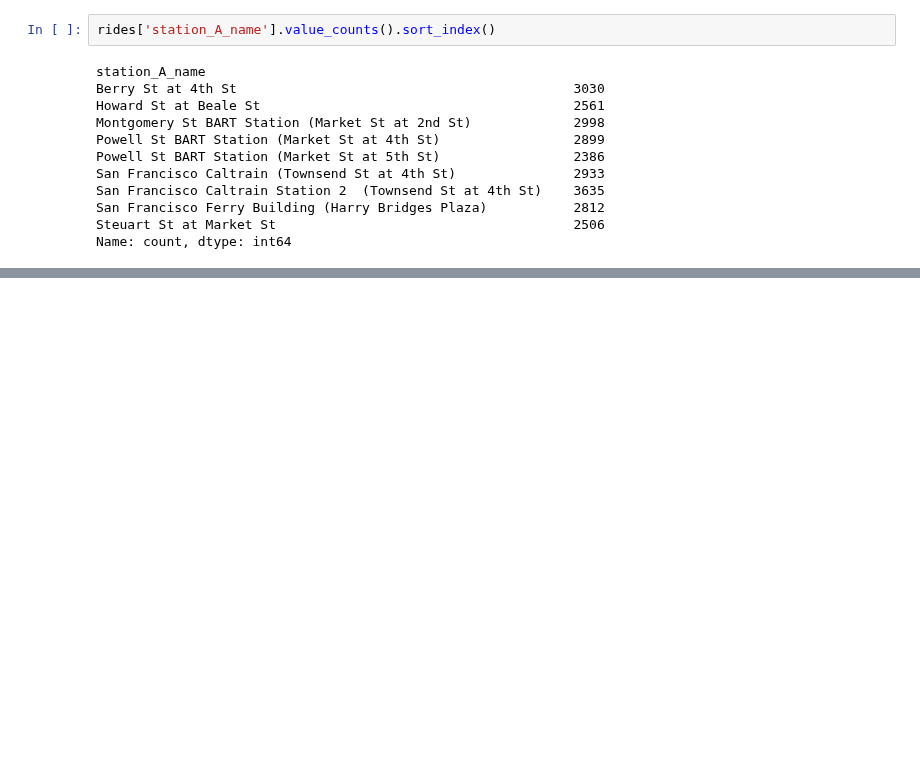
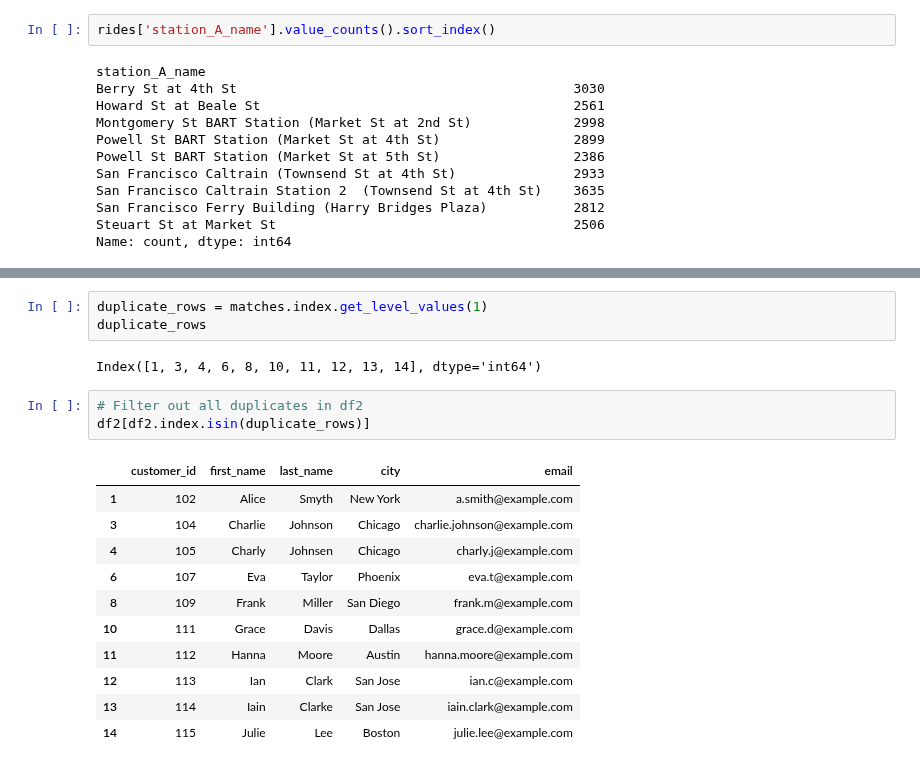
Before and after one commit to abhijeet-bhambere/exploratory_data_analysis, a Jupyter notebook: data_cleanup/data_cleanup_for_eda.ipynb, the cells around one changed output, grey strips where cells are left out. Cells and saved outputs as stored; diff of their text form; blank space fills up the shorter version.

```diff
--- a/data_cleanup/data_cleanup_for_eda.ipynb
+++ b/data_cleanup/data_cleanup_for_eda.ipynb
@@ -888,0 +1050,20 @@ Name: count, dtype: int64
+# %%
+duplicate_rows = matches.index.get_level_values(1)
+duplicate_rows
+# %% [output]
+Index([1, 3, 4, 6, 8, 10, 11, 12, 13, 14], dtype='int64')
+# %%
+# Filter out all duplicates in df2
+df2[df2.index.isin(duplicate_rows)]
+# %% [output]
+|  | customer_id | first_name | last_name | city | email |
+| 1 | 102 | Alice | Smyth | New York | a.smith@example.com |
+| 3 | 104 | Charlie | Johnson | Chicago | charlie.johnson@example.com |
+| 4 | 105 | Charly | Johnsen | Chicago | charly.j@example.com |
+| 6 | 107 | Eva | Taylor | Phoenix | eva.t@example.com |
+| 8 | 109 | Frank | Miller | San Diego | frank.m@example.com |
+| 10 | 111 | Grace | Davis | Dallas | grace.d@example.com |
+| 11 | 112 | Hanna | Moore | Austin | hanna.moore@example.com |
+| 12 | 113 | Ian | Clark | San Jose | ian.c@example.com |
+| 13 | 114 | Iain | Clarke | San Jose | iain.clark@example.com |
+| 14 | 115 | Julie | Lee | Boston | julie.lee@example.com |
```
Also changed, not shown: parts of 16 cells of this notebook.
